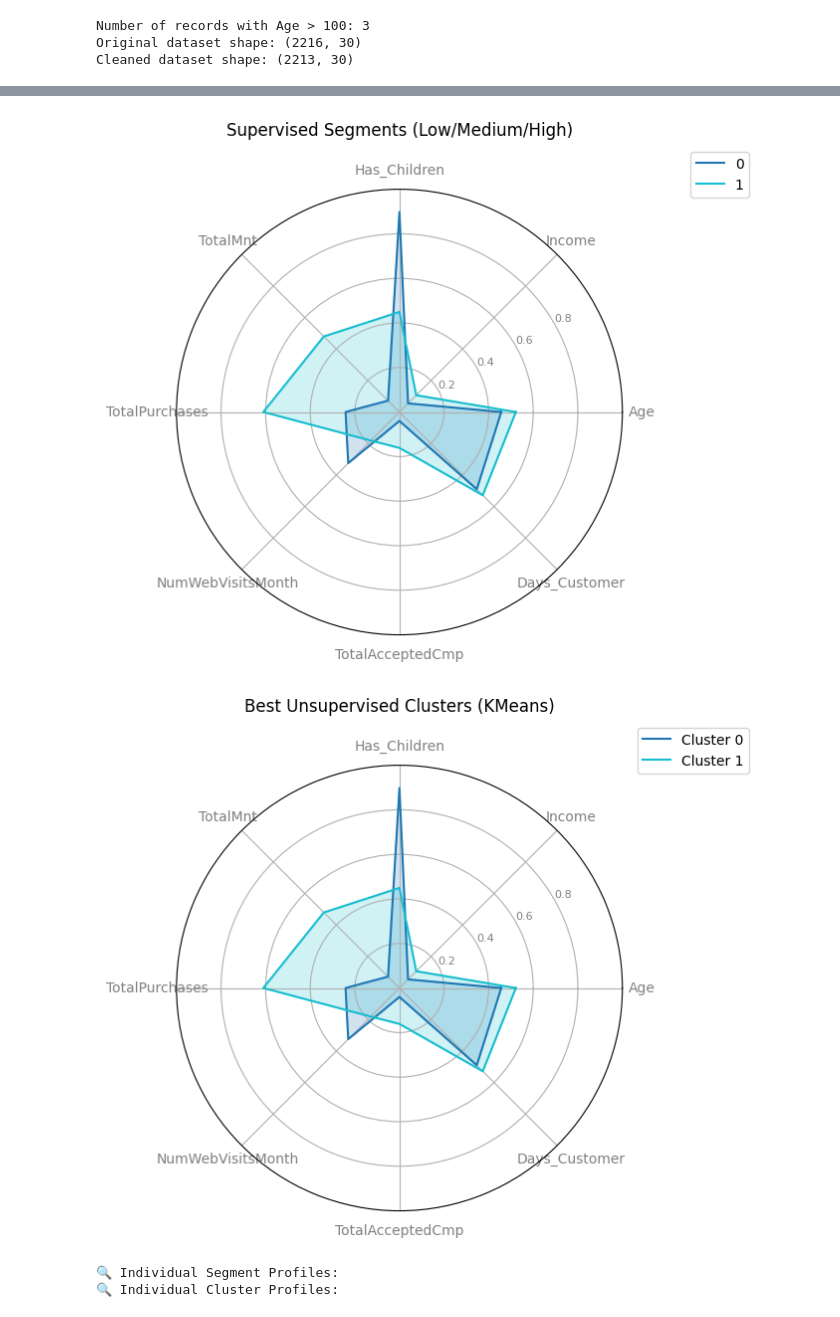
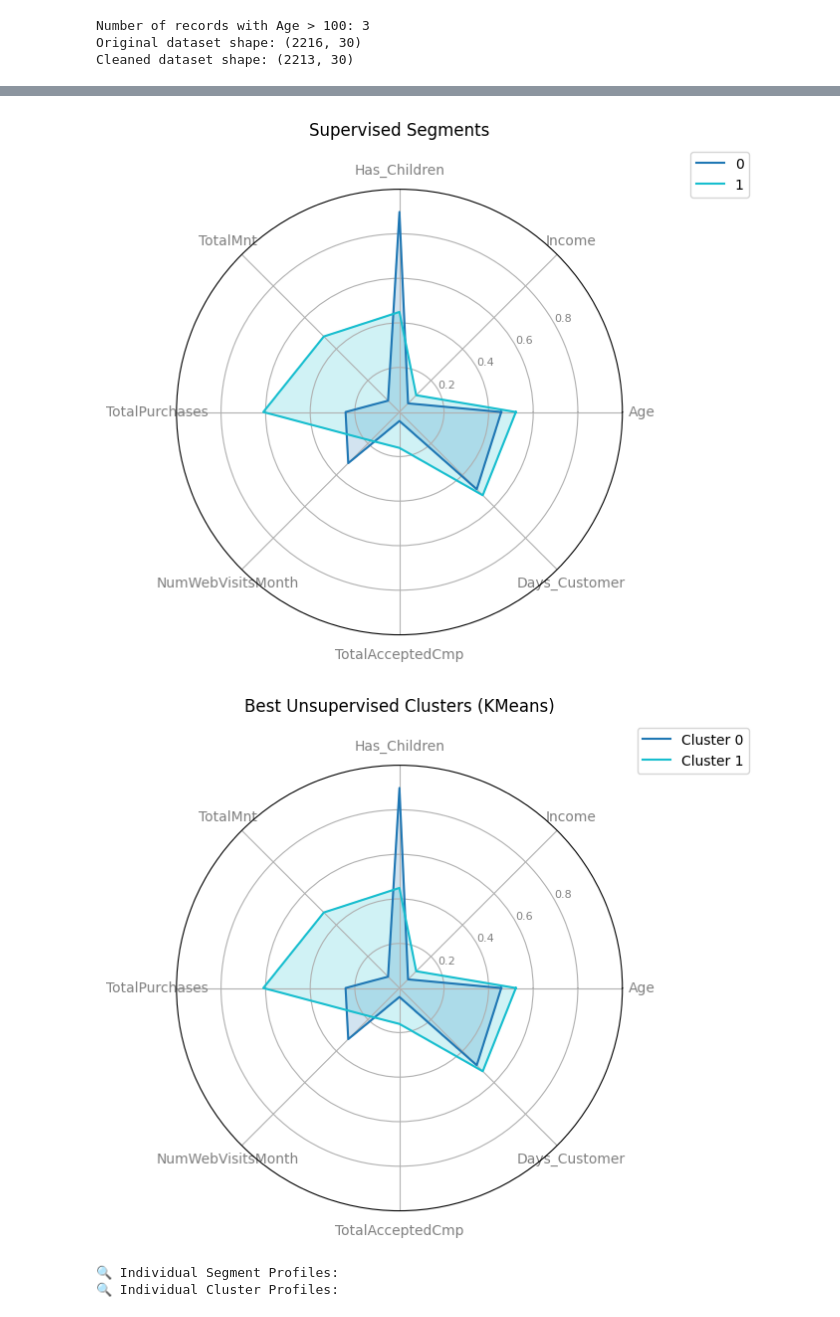
Before and after one commit to sarajy04/fyp, a Jupyter notebook: fypnewest.ipynb, the cells around one changed output, grey strips where cells are left out. Cells and saved outputs as stored; diff of their text form; code cells hidden in the pictures.

```diff
--- a/fypnewest.ipynb
+++ b/fypnewest.ipynb
@@ -513,35 +555,35 @@ df_radar = df_final.copy()
 df_radar[selected_features] = scaler_radar.fit_transform(df_final[selected_features])
 
 # Segment profile
 seg_prof = df_radar.groupby('Segment')[selected_features].mean()
 # Cluster profile (best model)
 clust_prof = df_radar.groupby('BestCluster')[selected_features].mean()
 clust_prof.index = [f"Cluster {i}" for i in clust_prof.index]
 
 def plot_radar(df, title):
     cats = df.columns
     N = len(cats)
     angles = [n / N * 2 * np.pi for n in range(N)] + [0]
     plt.figure(figsize=(7, 7))
     ax = plt.subplot(111, polar=True)
     plt.xticks(angles[:-1], cats, color='grey', size=10)
     ax.set_rlabel_position(30)
     plt.yticks([0.2,0.4,0.6,0.8], ["0.2","0.4","0.6","0.8"], color="grey", size=8)
     plt.ylim(0,1)
     colors = plt.cm.tab10(np.linspace(0,1,len(df)))
     for i, (name, row) in enumerate(df.iterrows()):
         vals = row.tolist() + [row.iloc[0]]
         ax.plot(angles, vals, label=name, color=colors[i])
         ax.fill(angles, vals, color=colors[i], alpha=0.2)
     plt.legend(loc='upper right', bbox_to_anchor=(1.3, 1.1))
     plt.title(title, pad=20)
     plt.tight_layout()
     plt.show()
 
-plot_radar(seg_prof, "Supervised Segments (Low/Medium/High)")
+plot_radar(seg_prof, "Supervised Segments")
 plot_radar(clust_prof, f"Best Unsupervised Clusters ({best_algo})")
 # %% [output]
-[figure, old version]
+[figure, new version]
 [figure]
 # %%
 # Individual Radar Charts
```
Also changed, not shown: parts of 6 cells of this notebook, 4 other files.
